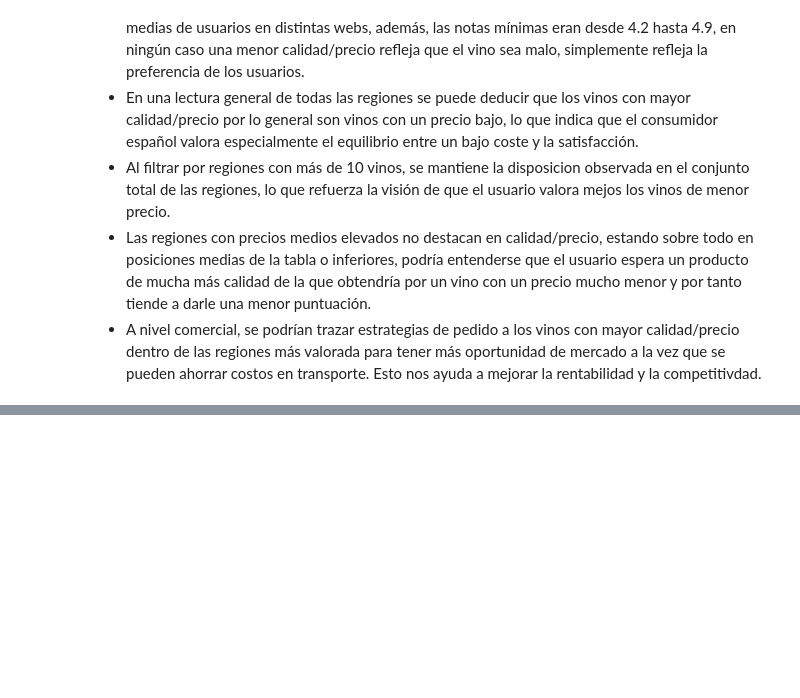
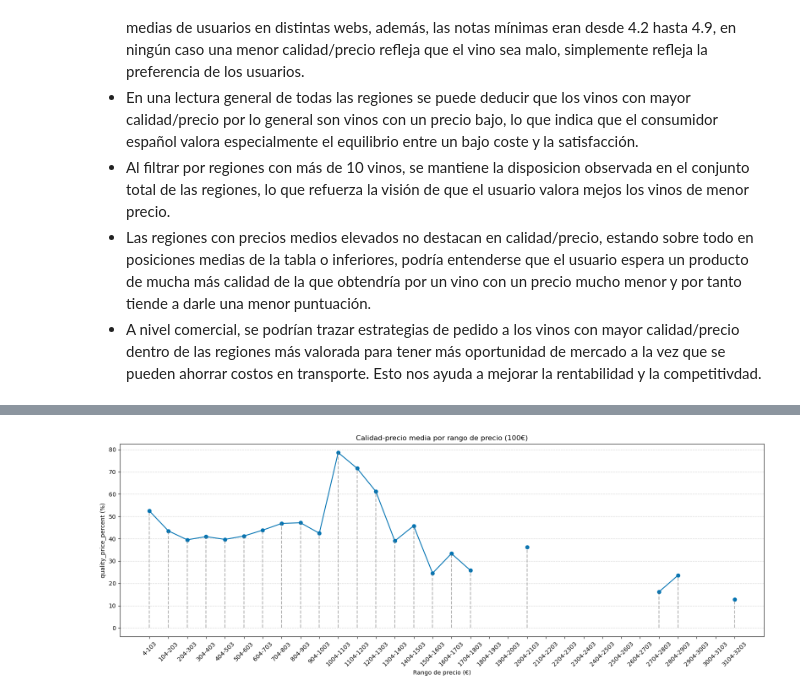
Before and after one commit to IRF1991/wine_test_dataset, a Jupyter notebook: notebooks/spanish_wine_visualization.ipynb, the cells around one changed output, grey strips where cells are left out. Cells and saved outputs as stored; diff of their text form; code cells hidden in the pictures; blank space fills up the shorter version.

```diff
--- a/notebooks/spanish_wine_visualization.ipynb
+++ b/notebooks/spanish_wine_visualization.ipynb
@@ -193,0 +205,40 @@ plt.show()
+# %%
+# Gráfico de calidad-precio por rangos de 100€ (código simplificado y comentado)
+import matplotlib.pyplot as plt
+import pandas as pd
+
+# Definir el tamaño de los rangos de precio
+rango_precio = 100
+
+# Calcular los límites mínimo y máximo de precio
+precio_min = int(df["price"].min())
+precio_max = int(df["price"].max())
+
+# Crear los intervalos de precio
+intervalos = list(range(precio_min, precio_max + rango_precio + 1, rango_precio))
+
+# Agrupar los vinos en rangos de precio
+df["rango"] = pd.cut(df["price"], bins=intervalos, right=False)
+
+# Calcular la media de calidad-precio por rango
+media_calidad_precio = df.groupby("rango")["quality_price_percent"].mean()
+
+# Preparar etiquetas para el eje X
+etiquetas = [f"{int(r.left)}-{int(r.right-1)}" for r in media_calidad_precio.index]
+
+# Crear el gráfico
+plt.figure(figsize=(16, 6))
+x = range(len(etiquetas))
+y = media_calidad_precio.values
+plt.plot(x, y, marker="o", color="#0072B2")
+for i, valor in enumerate(y):
+    plt.vlines(x[i], 0, valor, linestyles='dashed', color='gray', alpha=0.6)
+plt.xlabel("Rango de precio (€)")
+plt.ylabel("quality_price_percent (%)")
+plt.title("Calidad-precio media por rango de precio (100€)")
+plt.xticks(ticks=x, labels=etiquetas, rotation=45)
+plt.grid(True, axis='y', linestyle='--', alpha=0.5)
+plt.tight_layout()
+plt.show()
+# %% [output]
+[figure, added]
```
Also changed, not shown: parts of 13 cells of this notebook.
